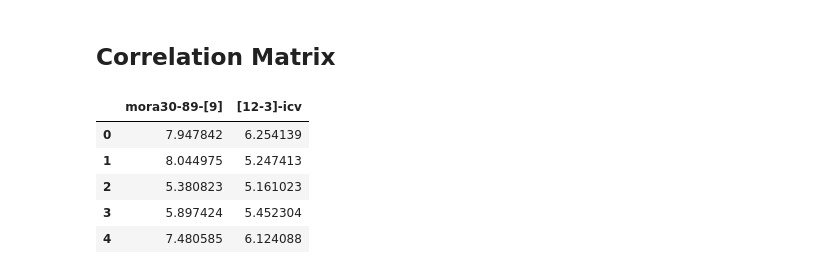
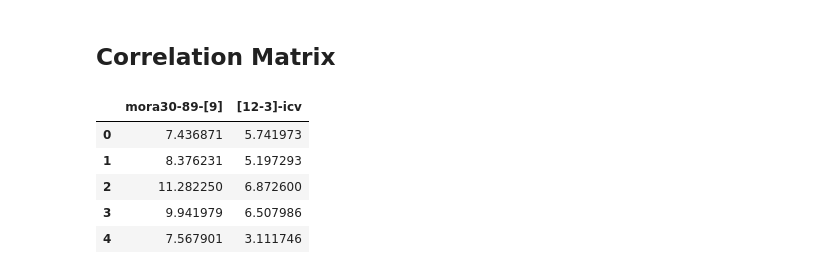
Before and after one commit to magotronico/DataAnalysis_and_AI, a Jupyter notebook: dmx_challenge/dmx_challenge.ipynb, the cells around one changed output. Saved outputs shown, nothing was run; the diff lists cells and outputs as text; code cells hidden in the pictures.

```diff
--- a/dmx_challenge/dmx_challenge.ipynb
+++ b/dmx_challenge/dmx_challenge.ipynb
@@ -822,43 +825,37 @@ save_combined_plots(icv, mora_30_89, imora, before_dir)
 ## Correlation Matrix
 # %%
 matrix=pd.DataFrame(columns=range(12))
-#icv1=icv.iloc[0,1:]
-#mor1=mor.iloc[0,1:]
-#imora1=imora.iloc[0,1:]
 
 #Hacer un nuevo data frame en donde cada variable es una fila
-
-matrix4 = icv.iloc[0,1:].values
-matrix5= imora.iloc[0,1:].values
+matrix4 = icv.iloc[50,1:].values
+matrix5= imora.iloc[50,1:].values
 matrix6= mora_30_89.iloc[0,1:].values
 matrix=pd.DataFrame([matrix4, matrix6,matrix5])
 rowname= ['icv', 'mora30-89', 'imora']
 matrix.index = rowname
 matrix=matrix.transpose()
 matrix.to_csv('matrix.csv', index=True)
 matrix.head()
 
 #10
 matriz1=pd.DataFrame(columns=range(12))
-#imora1=imora.iloc[0,1:]
 
 #Hacer un nuevo data frame en donde cada variable es una fila
-
-matriz_2 = icv.iloc[0,3:].values
-matriz_10= mora_30_89.iloc[0,1:9].values
+matriz_2 = icv.iloc[50,3:].values
+matriz_10= mora_30_89.iloc[50,1:9].values
 matriz1=pd.DataFrame([matriz_2, matriz_10])
 rowname= ['mora30-89-[9]','[12-3]-icv']
 matriz1.index = rowname
 matriz1=matriz1.transpose()
 matriz1.to_csv('matriz.csv', index=True)
 matriz1.head()
 # %% [output]
 |  | mora30-89-[9] | [12-3]-icv |
-| 0 | 7.947842 | 6.254139 |
-| 1 | 8.044975 | 5.247413 |
-| 2 | 5.380823 | 5.161023 |
-| 3 | 5.897424 | 5.452304 |
-| 4 | 7.480585 | 6.124088 |
+| 0 | 7.436871 | 5.741973 |
+| 1 | 8.376231 | 5.197293 |
+| 2 | 11.282250 | 6.872600 |
+| 3 | 9.941979 | 6.507986 |
+| 4 | 7.567901 | 3.111746 |
 # %%
 def correlation_matrix_between_datasets(x):
     # B
```
Also changed, not shown: parts of 6 cells of this notebook.
